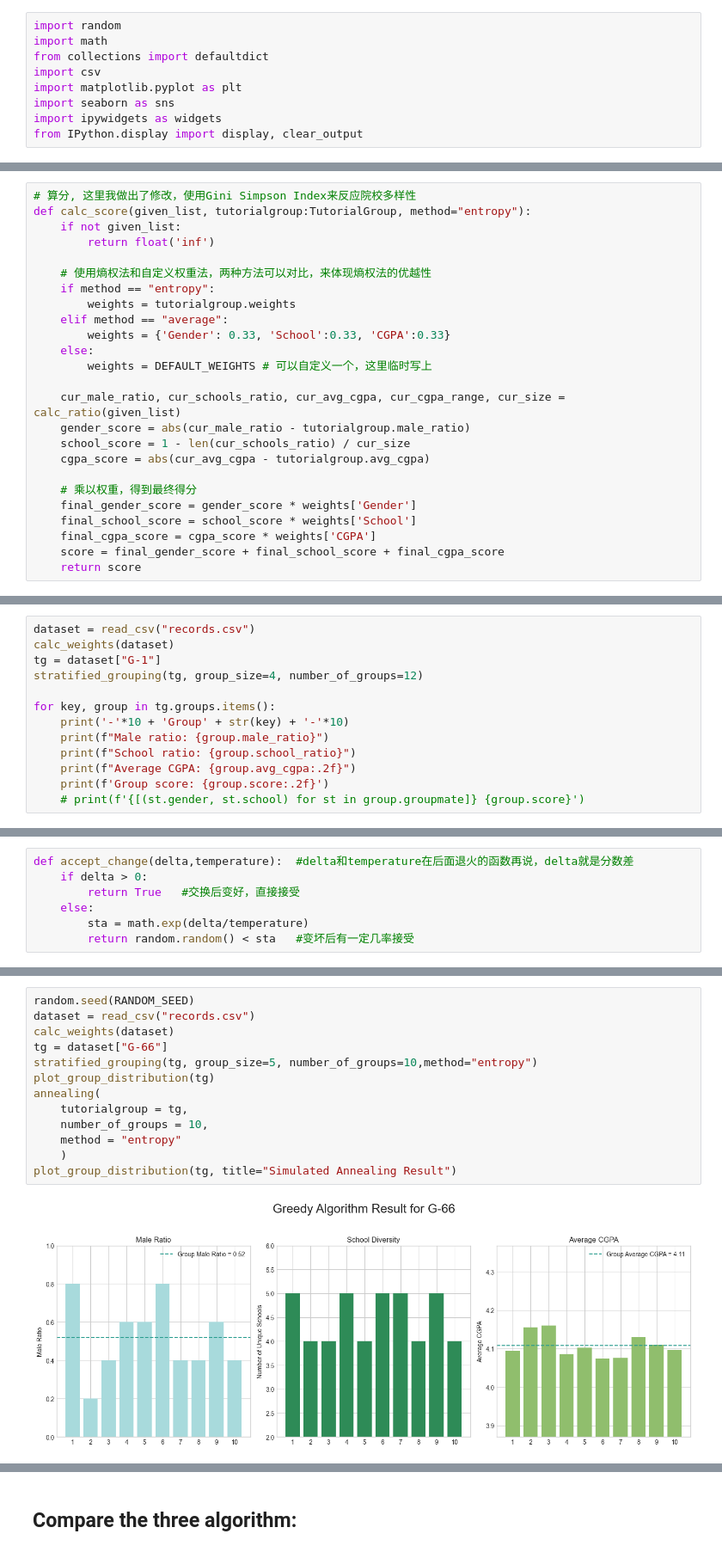
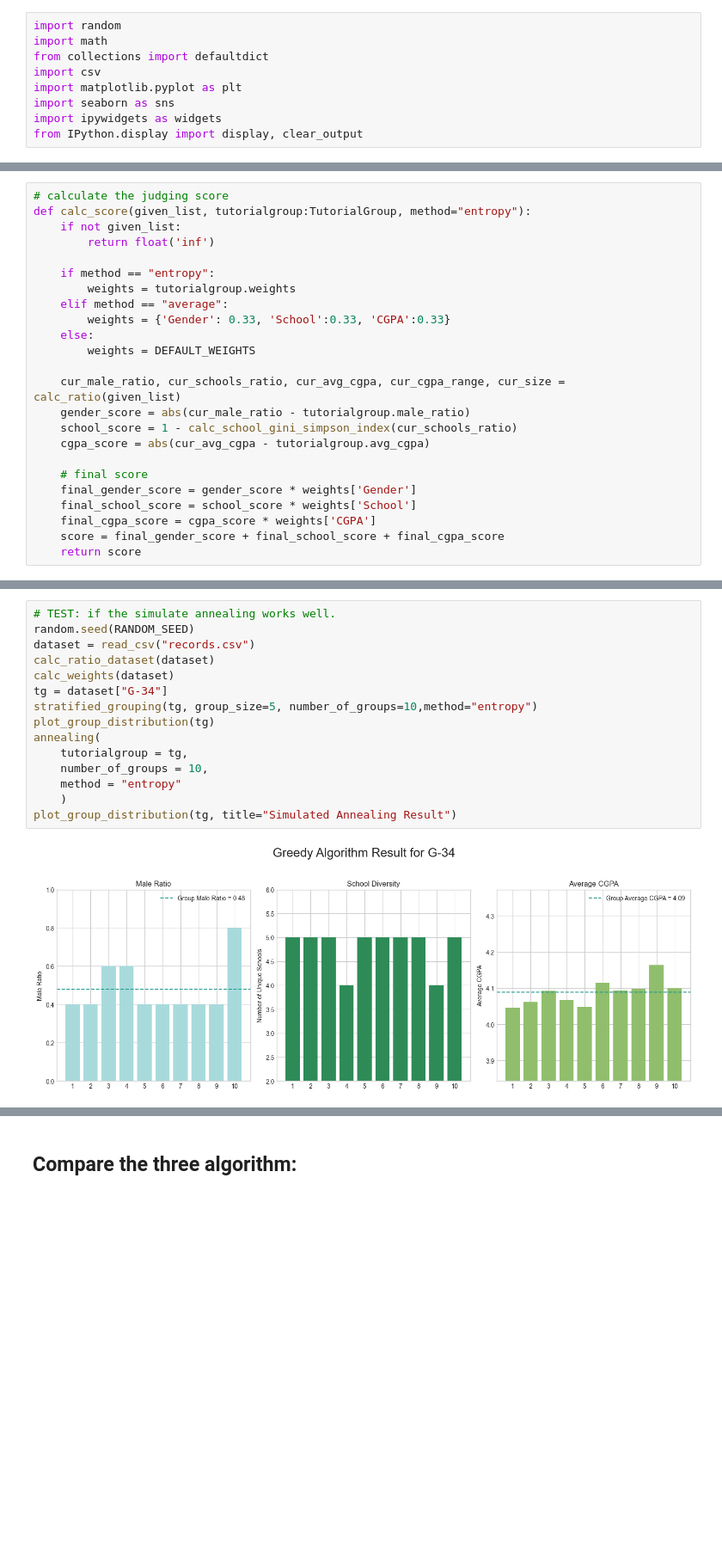
Before and after one commit to yujingyao-dev/NTU_SC1003_mini_project_25S1, a Jupyter notebook: FEL2_Team4_YuJingyao/Computer_Thinking_Mini_Project.ipynb, the cells around one changed output, grey strips where cells are left out. Shown at 86% size. Drawn from its saved outputs; the diff is of its cells as text; blank space fills up the shorter version.

```diff
--- a/FEL2_Team4_YuJingyao/Computer_Thinking_Mini_Project.ipynb
+++ b/FEL2_Team4_YuJingyao/Computer_Thinking_Mini_Project.ipynb
@@ -235,23 +415,22 @@ print(dataset['G-1'].weights)
 # %%
-# 算分, 这里我做出了修改，使用Gini Simpson Index来反应院校多样性
+# calculate the judging score
 def calc_score(given_list, tutorialgroup:TutorialGroup, method="entropy"):
     if not given_list:
         return float('inf')
 
-    # 使用熵权法和自定义权重法，两种方法可以对比，来体现熵权法的优越性
     if method == "entropy":
         weights = tutorialgroup.weights
     elif method == "average":
         weights = {'Gender': 0.33, 'School':0.33, 'CGPA':0.33}
     else:
-        weights = DEFAULT_WEIGHTS # 可以自定义一个，这里临时写上
+        weights = DEFAULT_WEIGHTS
 
     cur_male_ratio, cur_schools_ratio, cur_avg_cgpa, cur_cgpa_range, cur_size = calc_ratio(given_list)
     gender_score = abs(cur_male_ratio - tutorialgroup.male_ratio)
-    school_score = 1 - len(cur_schools_ratio) / cur_size
+    school_score = 1 - calc_school_gini_simpson_index(cur_schools_ratio)
     cgpa_score = abs(cur_avg_cgpa - tutorialgroup.avg_cgpa)
 
-    # 乘以权重，得到最终得分
+    # final score
     final_gender_score = gender_score * weights['Gender']
     final_school_score = school_score * weights['School']
     final_cgpa_score = cgpa_score * weights['CGPA']
@@ -392,13 +585,0 @@ def stratified_grouping(tutorialgroup:TutorialGroup, group_size:int, number_of_g
-# %%
-dataset = read_csv("records.csv")
-calc_weights(dataset)
-tg = dataset["G-1"]
-stratified_grouping(tg, group_size=4, number_of_groups=12)
-
-for key, group in tg.groups.items():
-    print('-'*10 + 'Group' + str(key) + '-'*10)
-    print(f"Male ratio: {group.male_ratio}")
-    print(f"School ratio: {group.school_ratio}")
-    print(f"Average CGPA: {group.avg_cgpa:.2f}")
-    print(f'Group score: {group.score:.2f}')
-    # print(f'{[(st.gender, st.school) for st in group.groupmate]} {group.score}')
@@ -526,7 +678,0 @@ def exchange_two(group1:Group, group2:Group, student_idx1:int, student_idx2:int)
-# %%
-def accept_change(delta,temperature):  #delta和temperature在后面退火的函数再说，delta就是分数差
-    if delta > 0:
-        return True   #交换后变好，直接接受
-    else:
-        sta = math.exp(delta/temperature)
-        return random.random() < sta   #变坏后有一定几率接受
@@ -627,15 +784,17 @@ def write_csv(dataset, path):
 # %%
+# TEST: if the simulate annealing works well.
 random.seed(RANDOM_SEED)
 dataset = read_csv("records.csv")
+calc_ratio_dataset(dataset)
 calc_weights(dataset)
-tg = dataset["G-66"]
+tg = dataset["G-34"]
 stratified_grouping(tg, group_size=5, number_of_groups=10,method="entropy")
 plot_group_distribution(tg)
 annealing(
     tutorialgroup = tg,
     number_of_groups = 10,
     method = "entropy"
     )
 plot_group_distribution(tg, title="Simulated Annealing Result")
 # %% [output]
-[figure, old version]
+[figure, new version]
```
Also changed, not shown: parts of 96 cells of this notebook, 11 other files.
